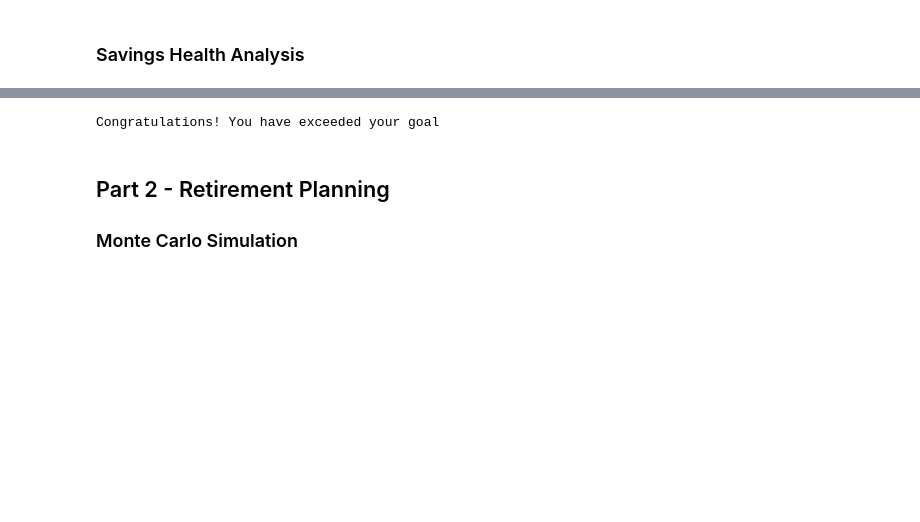
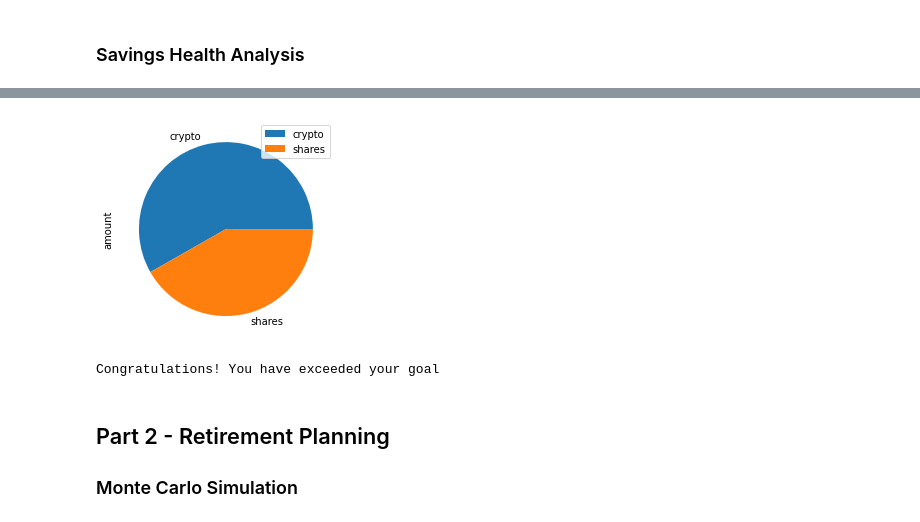
Before and after one commit to ahudiyaxcel/APIs-project, a Jupyter notebook: financial-planner.ipynb, the cells around one changed output, grey strips where cells are left out. Cells and saved outputs as stored; diff of their text form; code cells hidden in the pictures; blank space fills up the shorter version.

```diff
--- a/financial-planner.ipynb
+++ b/financial-planner.ipynb
@@ -227,3 +219,8 @@ fig.show()
+# %%
+# Plot savings pie chart
+plot = df_savings.plot.pie (y = "amount")
+# %% [output]
+[figure, added]
 # %%
 # Set ideal emergency fund
 emergency_fund = monthly_income * 3
```
Also changed, not shown: parts of 18 cells of this notebook.
